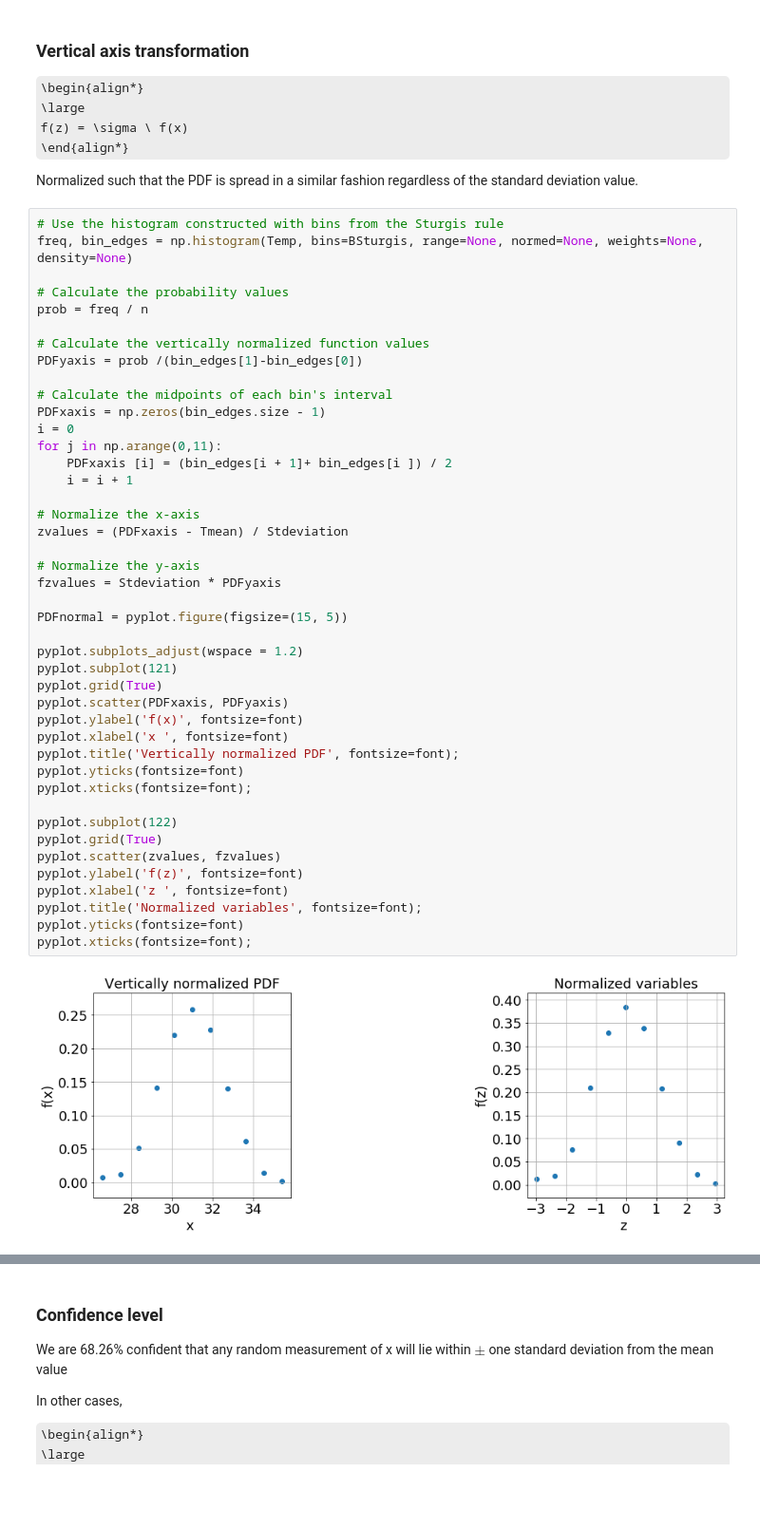
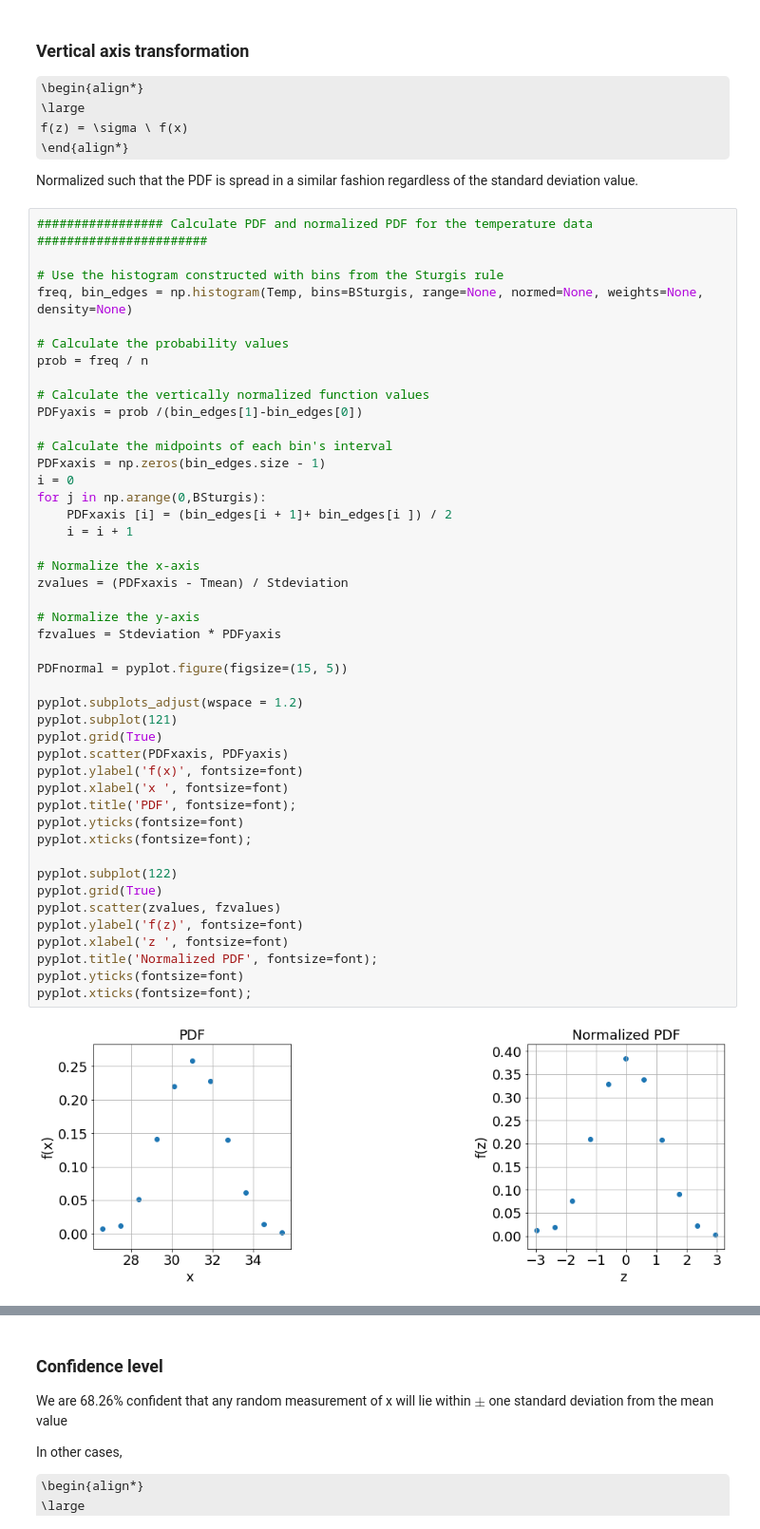
Before and after one commit to eiriniflorou/GWU-MAE3120_2022, a Jupyter notebook: Labs/00_StatisticsReview.ipynb, the cells around one changed output, grey strips where cells are left out. Shown at 95% size. Drawn from its saved outputs; the diff is of its cells as text; some formulas as TeX source; blank space fills up the shorter version.

```diff
--- a/Labs/00_StatisticsReview.ipynb
+++ b/Labs/00_StatisticsReview.ipynb
@@ -429,6 +447,8 @@ f(z) = \sigma \ f(x)
 
 Normalized such that the PDF is spread in a similar fashion regardless of the standard deviation value.
 # %%
+################# Calculate PDF and normalized PDF for the temperature data #######################
+
 # Use the histogram constructed with bins from the Sturgis rule
 freq, bin_edges = np.histogram(Temp, bins=BSturgis, range=None, normed=None, weights=None, density=None)
 
@@ -441,38 +461,38 @@ PDFyaxis = prob /(bin_edges[1]-bin_edges[0])
 # Calculate the midpoints of each bin's interval
 PDFxaxis = np.zeros(bin_edges.size - 1)
 i = 0
-for j in np.arange(0,11):
+for j in np.arange(0,BSturgis):
     PDFxaxis [i] = (bin_edges[i + 1]+ bin_edges[i ]) / 2
     i = i + 1
 
 # Normalize the x-axis
 zvalues = (PDFxaxis - Tmean) / Stdeviation
 
 # Normalize the y-axis
 fzvalues = Stdeviation * PDFyaxis
 
 PDFnormal = pyplot.figure(figsize=(15, 5))
 
 pyplot.subplots_adjust(wspace = 1.2)
 pyplot.subplot(121)
 pyplot.grid(True)
 pyplot.scatter(PDFxaxis, PDFyaxis)
 pyplot.ylabel('f(x)', fontsize=font)
 pyplot.xlabel('x ', fontsize=font)
-pyplot.title('Vertically normalized PDF', fontsize=font);
+pyplot.title('PDF', fontsize=font);
 pyplot.yticks(fontsize=font)
 pyplot.xticks(fontsize=font);
 
 pyplot.subplot(122)
 pyplot.grid(True)
 pyplot.scatter(zvalues, fzvalues)
 pyplot.ylabel('f(z)', fontsize=font)
 pyplot.xlabel('z ', fontsize=font)
-pyplot.title('Normalized variables', fontsize=font);
+pyplot.title('Normalized PDF', fontsize=font);
 pyplot.yticks(fontsize=font)
 pyplot.xticks(fontsize=font);
 # %% [output]
-[figure, old version]
+[figure, new version]
 # %% [markdown]
 # The Gaussian or Normal Probability Density Function
 
```
Also changed, not shown: parts of 12 cells of this notebook.
